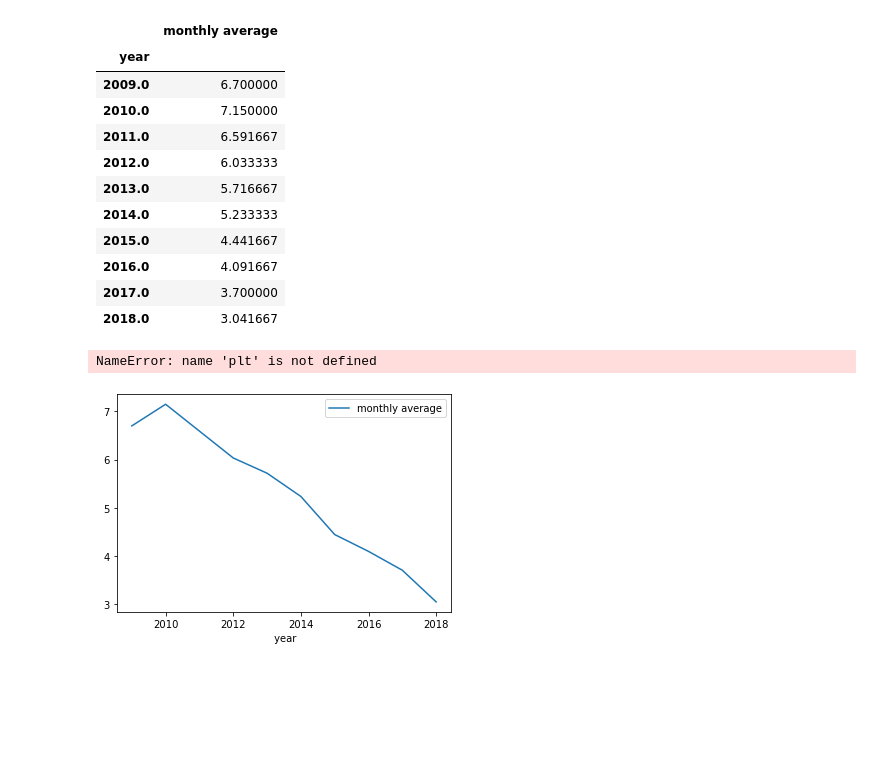
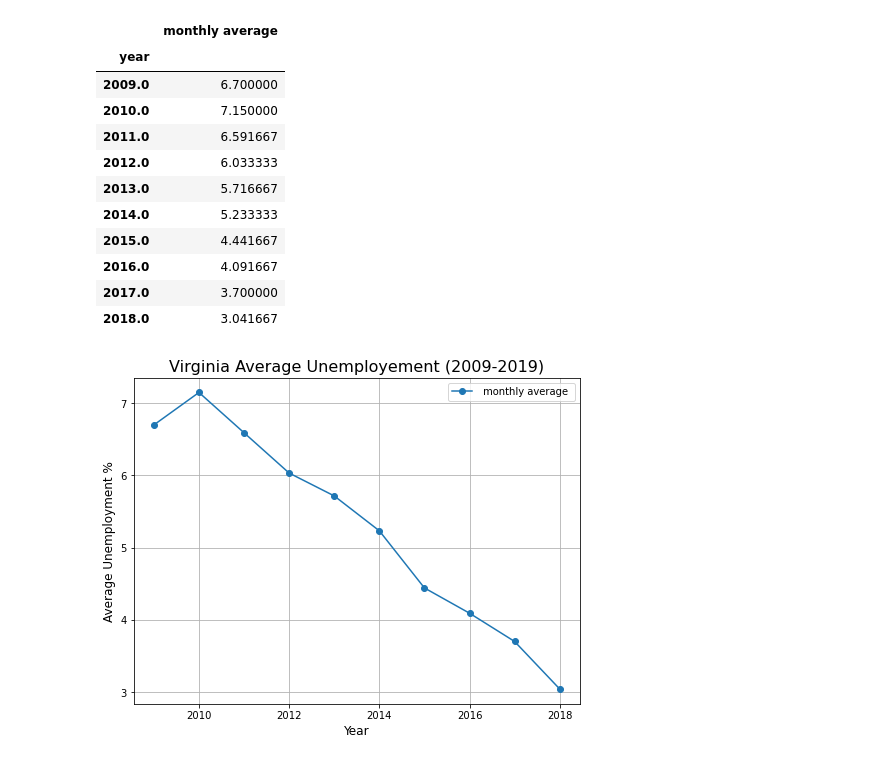
Before and after one commit to xb12mel/Project_1_FBI_Data, a Jupyter notebook: Department_labor.ipynb, the cells around one changed output. Cells and saved outputs as stored; diff of their text form; code cells hidden in the pictures; blank space fills up the shorter version.

Commit message:
Revised code and Graph Image File
I made changes to the plot to add a grid, markers and labels and saved it as a .png for the presentation.

```diff
--- a/Department_labor.ipynb
+++ b/Department_labor.ipynb
@@ -131,9 +133,13 @@ average_unemployement
 | 2016.0 | 4.091667 |
 | 2017.0 | 3.700000 |
 | 2018.0 | 3.041667 |
-# %%
-va_avg_unemployment = average_unemployement.plot.line()
-plt.legend(handles=["monthly average"], loc="best")
-# %% [output]
-NameError: name 'plt' is not defined
-[figure, removed]
+# %%
+#fig, ax = plt.subplots()
+va_avg_unemployment = average_unemployement.plot.line(figsize = (8,6), marker="o")
+plt.title("Virginia Average Unemployement (2009-2019)", fontsize=16)
+plt.ylabel("Average Unemployment %", fontsize=12)
+plt.xlabel("Year", fontsize=12)
+plt.grid()
+plt.savefig("../va_unemployement.png")
+# %% [output]
+[figure, added]
```
Also changed, not shown: parts of 6 cells of this notebook, 1 other file.
